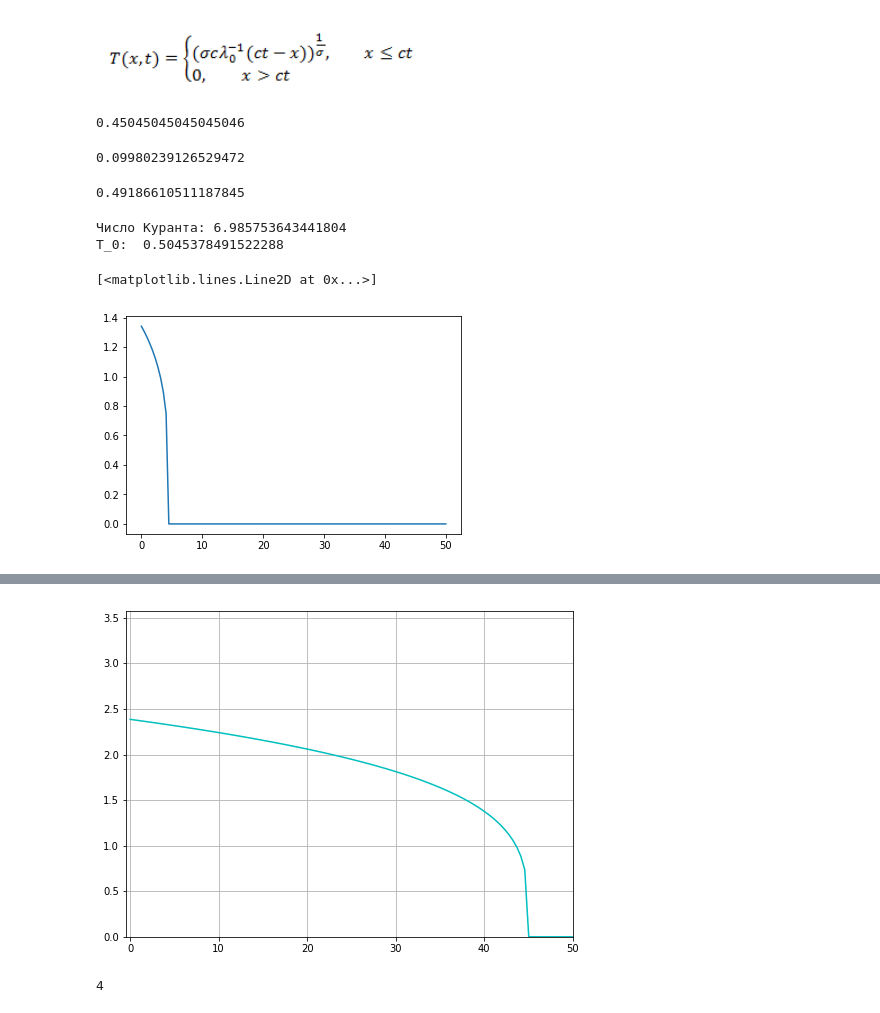
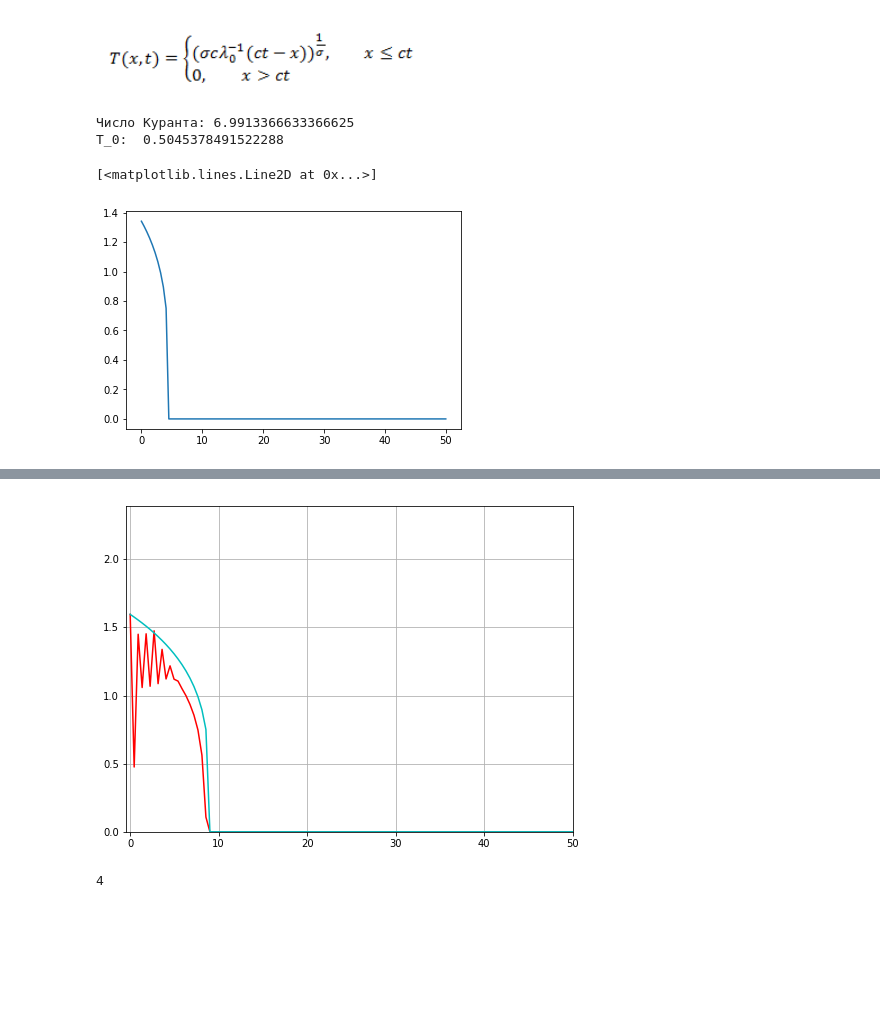
Before and after one commit to dimared/vmetf, a Jupyter notebook: vmetf_2.ipynb, the cells around one changed output, grey strips where cells are left out. Saved outputs shown, nothing was run; the diff lists cells and outputs as text; code cells hidden in the pictures; blank space fills up the shorter version.

```diff
--- a/vmetf_2.ipynb
+++ b/vmetf_2.ipynb
@@ -68,21 +68,9 @@ HTML(anim.to_html5_video())
 ![image.png](attachment:image.png)
 # %%
 from tqdm import tqdm_notebook
-# %%
-h
-# %% [output]
-0.45045045045045046
-# %%
-dt
-# %% [output]
-0.09980239126529472
-# %%
-sigma
-# %% [output]
-0.49186610511187845
 # %%
-l = 50; T = 500
-N_x = 112; N_t = 5010
+l = 50; T = 100
+N_x = 112; N_t = 1002
 h = l/(N_x - 1); dt = T/(N_t - 1)
 x = np.arange(0, l + h, h)
 t = np.arange(0, T + dt, dt)
@@ -104,7 +92,7 @@ def getPrecise(n_t):
 
 plt.plot(x, getPrecise(500))
 # %% [output]
-Число Куранта: 6.985753643441804
+Число Куранта: 6.9913366633366625
 T_0:  0.5045378491522288
 [<matplotlib.lines.Line2D at 0x...>]
 [figure]
@@ -124,36 +112,35 @@ def init():
 def update_data(n_t):
     y_current = np.zeros(N_x)
     y_current[0] = T_0 * (n_t * dt) ** (1 / power)
     y_current[-1] = 0
     for i_x in range(1, N_x - 1):
         if (x[i_x] - c * n_t * dt > -3):
             a_pl = a * ((y_previous[i_x])**(power) + (y_previous[i_x + 1])**(power))/2
             a_min = a * ((y_previous[i_x])**(power) + (y_previous[i_x - 1])**(power))/2
         else:
             a_pl = 2 * a * (y_previous[i_x])**(power) * (y_previous[i_x + 1])**(power)/((y_previous[i_x])**(power) + (y_previous[i_x + 1])**(power))
             a_min = 2* a * (y_previous[i_x])**(power) * (y_previous[i_x - 1])**(power)/((y_previous[i_x])**(power) + (y_previous[i_x - 1])**(power))
         y_current[i_x] = y_previous[i_x] + sigma * ((y_previous[i_x + 1] -  y_previous[i_x]) * a_pl - (y_previous[i_x] - y_previous[i_x - 1]) * a_min)
 
     return y_current
 
 def update(n_t):
     global y_previous
     global y_precise
-    for z in range(frames_const):
-        y_previous = update_data(n_t)
+    y_previous = update_data(n_t)
     y_precise = getPrecise(frames_const*n_t)
     In.set_data(xdata, y_previous)
     In2.set_data(xdata, y_precise)
 #     plt.vlines(c*dt*n_t/h, 0, 3)
     return In,
 
 frames_const = 1
 anim = FuncAnimation(fig, update, frames = tqdm_notebook(range(N_t//frames_const)), init_func = init, interval = 30, blit = True)
 HTML(anim.to_html5_video())
 # %% [output]
 [interactive output not drawn]
 [interactive output not drawn]
-[figure, old version]
+[figure, new version]
 # %%
 power
 # %% [output]
```
Also changed, not shown: 1 other file.
